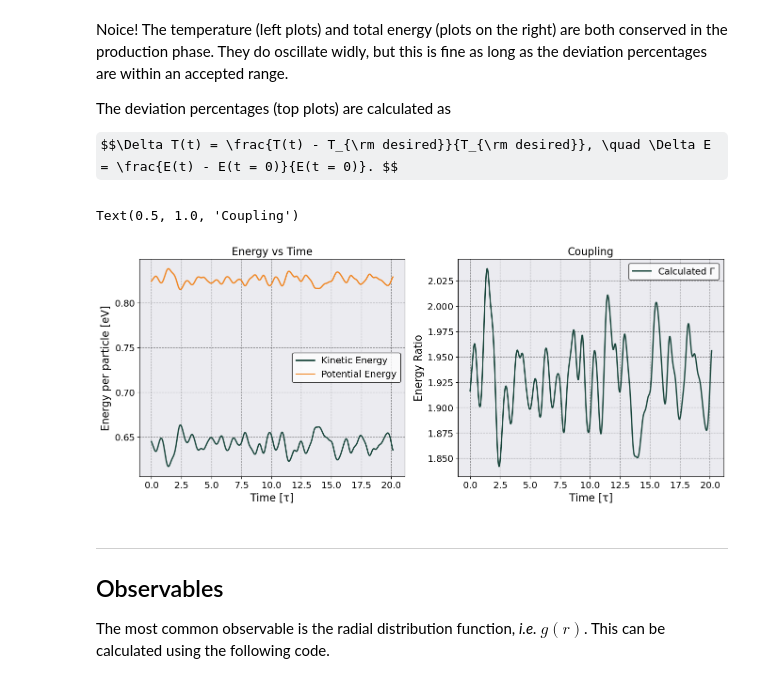
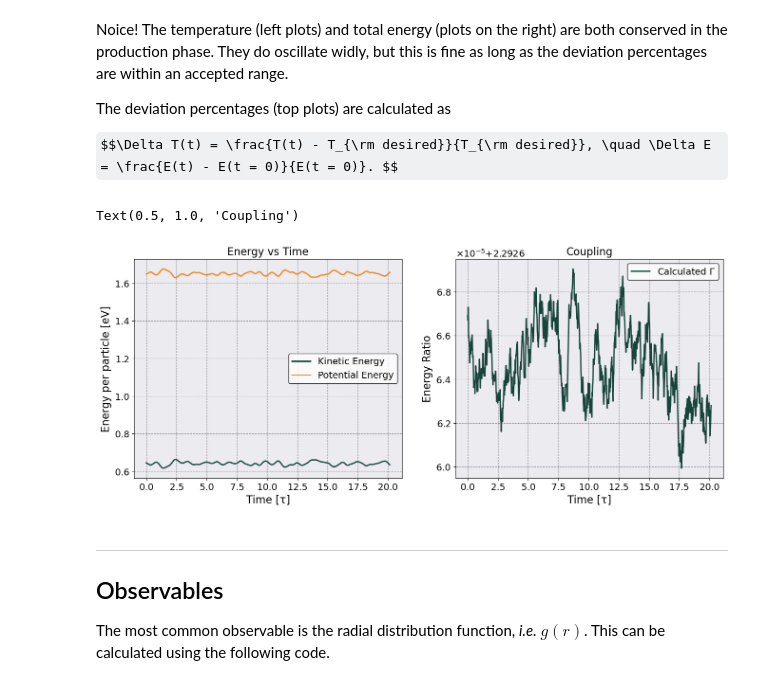
Before and after one commit to lucianogsilvestri/sarkas, a Jupyter notebook: docs/documentation/Tutorial_NB/Quickstart.ipynb, the cells around one changed output. Cells and saved outputs as stored; diff of their text form; code cells hidden in the pictures; some formulas as TeX source.

```diff
--- a/docs/documentation/Tutorial_NB/Quickstart.ipynb
+++ b/docs/documentation/Tutorial_NB/Quickstart.ipynb
@@ -185,30 +167,30 @@ $$\Delta T(t) = \frac{T(t) - T_{\rm desired}}{T_{\rm desired}}, \quad \Delta E =
 # %%
 from astropy import units as u
 
-time = therm.dataframe[("Quantity", "Time")] / therm.plasma_period
-kinetic_energy = therm.dataframe[("Kinetic Energy", "Mean")] * u.erg.to(u.eV) / therm.total_num_ptcls
-potential_energy = therm.dataframe[("Potential Energy", "Mean")] * u.erg.to(u.eV)/ therm.total_num_ptcls
-total_energy = therm.dataframe[("Total Energy", "Mean")] * u.erg.to(u.eV)/ therm.total_num_ptcls
-temperature = therm.dataframe[("Temperature", "Mean")]
+time = therm.dataframe[("Species","Quantity", "Time")] / therm.plasma_period
+kinetic_energy = therm.dataframe[("C", "Kinetic Energy", "Mean")] * u.erg.to(u.eV) / therm.total_num_ptcls
+potential_energy = therm.dataframe[("C", "Potential Energy", "Mean")] * u.erg.to(u.eV)/ therm.total_num_ptcls
+total_energy = therm.dataframe[("C", "Total Energy", "Mean")] * u.erg.to(u.eV)/ therm.total_num_ptcls
+temperature = therm.dataframe[("C", "Temperature", "Mean")] * u.K.to(u.eV,equivalencies=u.temperature_energy())
 
 fig, ax = plt.subplots(1, 2, figsize=(16, 6))
 ax[0].plot(time, kinetic_energy, label='Kinetic Energy')
 ax[0].plot(time, potential_energy, label='Potential Energy')
-ax[1].plot(time, potential_energy/(temperature * u.K.to(u.eV,equivalencies=u.temperature_energy())), label=r'Calculated $\Gamma$')
+ax[1].plot(time, total_energy, label=r'Calculated $\Gamma$')
 # ax[1].axhline(postproc.parameters.coupling_constant, color='k', linestyle='--', label=r'Expected $\Gamma$')
 
 ax[0].legend()
 ax[0].set_xlabel('Time [τ]')
 ax[0].set_ylabel('Energy per particle [eV]')
 ax[0].set_title('Energy vs Time')
 
 ax[1].legend()
 ax[1].set_xlabel('Time [τ]')
 ax[1].set_ylabel('Energy Ratio')
 ax[1].set_title('Coupling')
 # %% [output]
 Text(0.5, 1.0, 'Coupling')
-[figure, old version]
+[figure, new version]
 # %% [markdown]
 ___
 ## Observables
```
Also changed, not shown: parts of 9 cells of this notebook, 8 other files.
